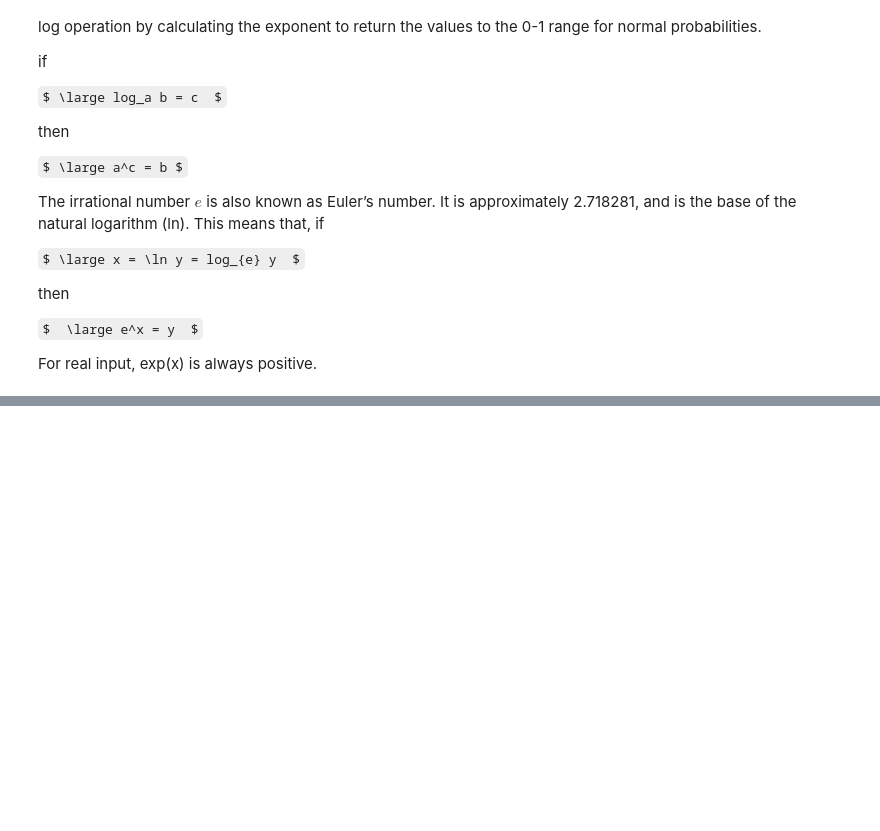
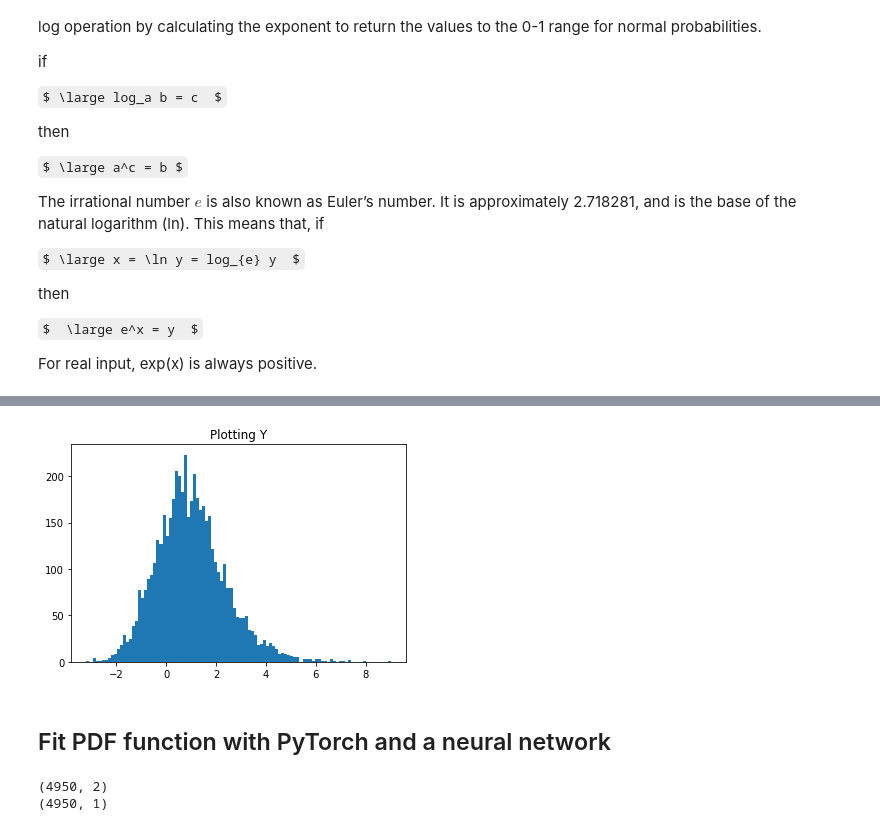
Before and after one commit to rcalix1/ProbabilityDensityFunctionsFromNeuralNets, a Jupyter notebook: PDFestimationKDE.ipynb, the cells around one changed output, grey strips where cells are left out. Saved outputs shown, nothing was run; the diff lists cells and outputs as text; code cells hidden in the pictures; some formulas as TeX source; blank space fills up the shorter version.

```diff
--- a/PDFestimationKDE.ipynb
+++ b/PDFestimationKDE.ipynb
@@ -319,0 +322,13 @@ plt.show()
+# %%
+def gen_data(n):
+    fx = lambda x: np.random.normal(    loc = np.mean(x[:,0:-1], 1), size=n     )
+    x1 = np.random.exponential(1, size=n)
+    x2 = np.random.exponential(1, size=n)
+    y  = fx(  np.array([x1, x1]).T   )
+    the_data = [x1, x2, y]
+    return np.array(the_data).T
+
+
+raw_data = gen_data(5000)
+print(raw_data)
+print(raw_data.shape)
@@ -319,0 +344,11 @@ plt.show()
+# %%
+X = raw_data[:, [0, 1]]
+y = raw_data[:, [2]]
+
+plt.hist(y, bins=100)
+plt.title("Plotting Y")
+plt.show()
+# %% [output]
+[figure, added]
+# %% [markdown]
+## Fit PDF function with PyTorch and a neural network
@@ -319,0 +415,13 @@ plt.show()
+# %%
+
+X_train, X_test, y_train, y_test = train_test_split(X, y, test_size=0.01, random_state=42)
+
+#######################################################
+
+print(X_train.shape)
+## print(X_test.shape)
+print(y_train.shape)
+## print(y_test.shape)
+# %% [output]
+(4950, 2)
+(4950, 1)
```
Also changed, not shown: parts of 34 cells of this notebook.
